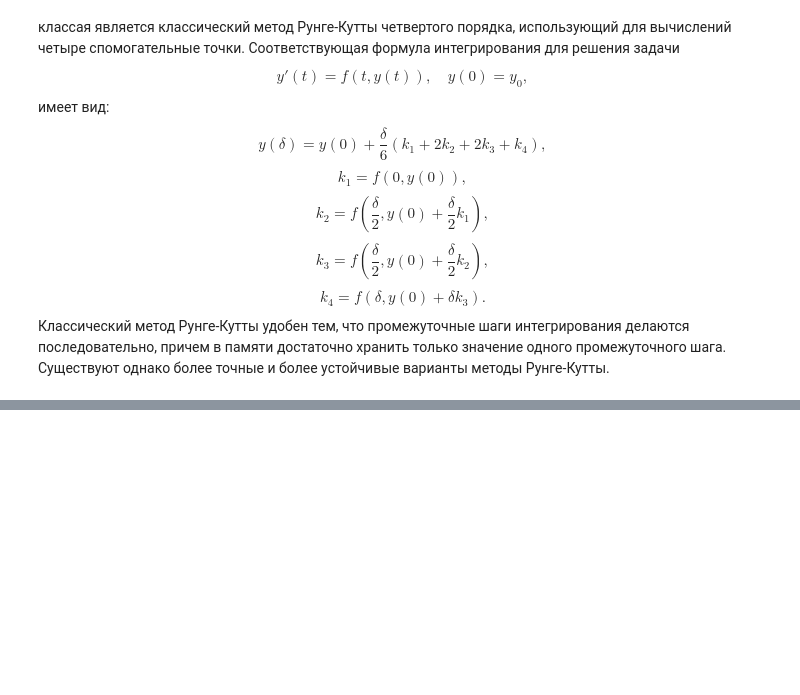
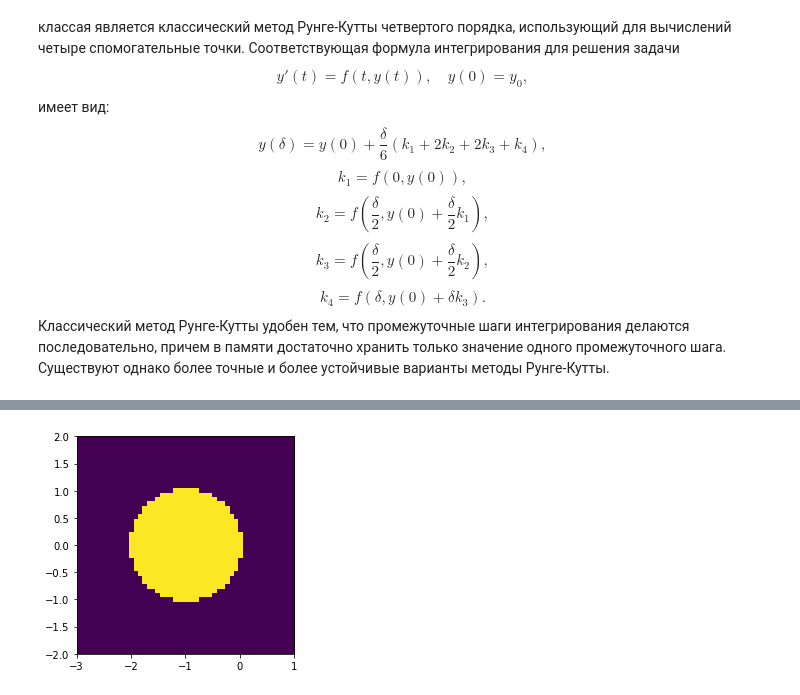
Before and after one commit to alepoydes/introduction-to-numerical-simulation, a Jupyter notebook: practice/Integrators.ipynb, the cells around one changed output, grey strips where cells are left out. Saved outputs shown, nothing was run; the diff lists cells and outputs as text; code cells hidden in the pictures; blank space fills up the shorter version.

```diff
--- a/practice/Integrators.ipynb
+++ b/practice/Integrators.ipynb
@@ -348,0 +508,23 @@ plt.show()
+# %%
+# Проведем численный эксперимент по определению области устойчивости.
+# Мы реализуем наивный вариант, не требующий составления матрицы I.
+def check_stability(ax=-3, bx=1, ay=-2, by=2, N=100, delta=1e-2, integrator=None, M=50, threshold=100):
+    """Строит область устойчивости метода `integrator`, перебирая точки alpha=x+i y,
+    и делая N итераций с шагом delta для уравнения y'=alpha y с начальными условиями y(0)=1.
+    Результат итераций, изображенный на тепловой карте, ограничен для малых значений из области устойчивости
+    и велик вне этой области.
+    Значений x берутся из интервала [ax,bx], а y из интервала [ay,by], причем для каждого выбирается M значений.
+    """
+    xk = np.linspace(ax, bx, M)
+    yk = np.linspace(ay, by, M)
+    v = np.empty((M,M))
+    for nx in range(M):
+        for ny in range(M):
+            alpha = xk[nx]+1j*yk[ny]
+            v[nx, ny] = np.abs( integrate(N, 1, lambda y: alpha*y, 1, integrator=integrator) )
+    plt.imshow(v.T<threshold, origin='lower', extent=(ax, bx, ay, by))
+    plt.show()
+
+check_stability(integrator=EulerIntegrator)
+# %% [output]
+[figure, added]
```
Also changed, not shown: parts of 30 cells of this notebook.
